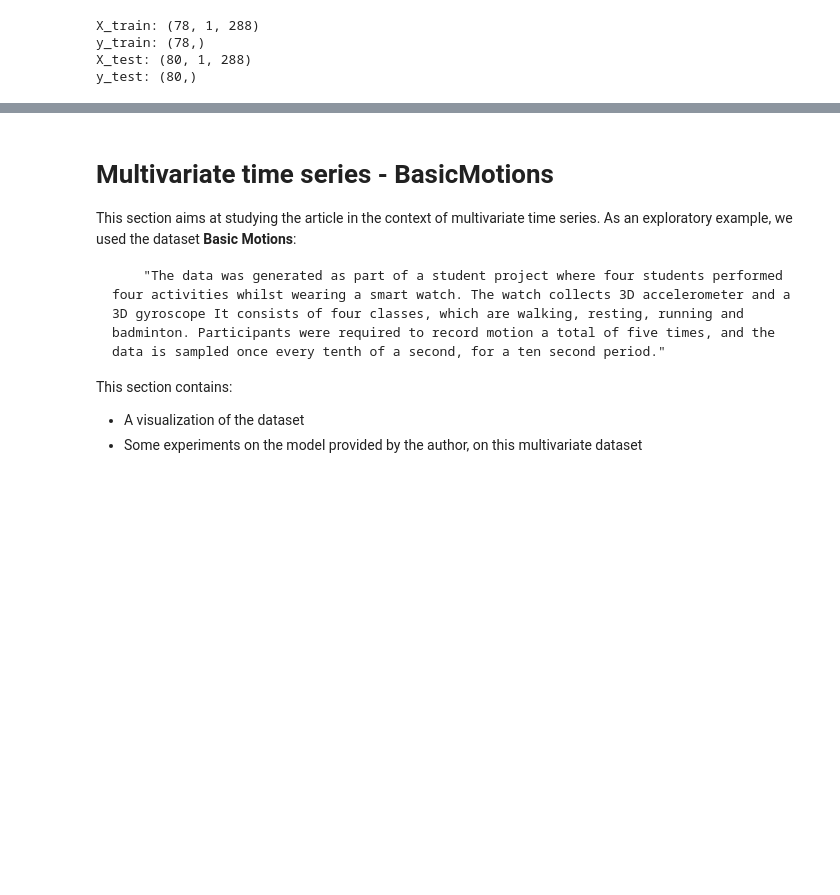
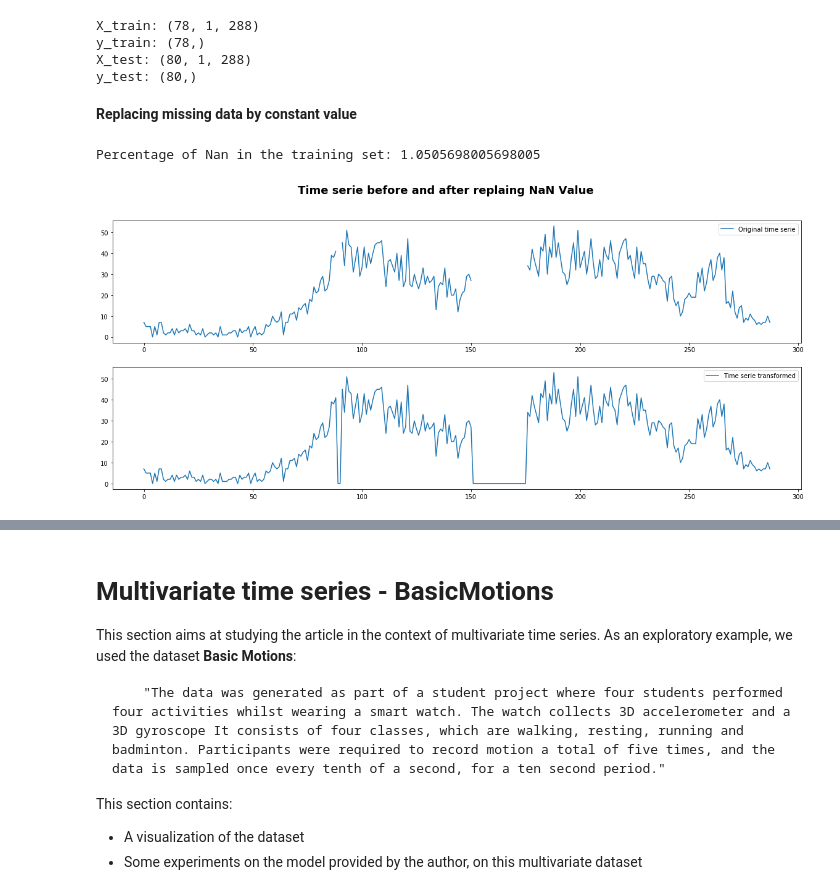
Before and after one commit to nicolas-dufour/time-series-self-supervised-learning, a Jupyter notebook: Experiments.ipynb, the cells around one changed output, grey strips where cells are left out. Drawn from its saved outputs; the diff is of its cells as text; code cells hidden in the pictures; blank space fills up the shorter version.

```diff
--- a/Experiments.ipynb
+++ b/Experiments.ipynb
@@ -69,3 +67,18 @@ X_train: (78, 1, 288)
 y_train: (78,)
 X_test: (80, 1, 288)
 y_test: (80,)
+# %% [markdown]
+**Replacing missing data by constant value**
+# %%
+print('Percentage of Nan in the training set: {}'.format(100*np.isnan(X_train).sum()/(X_train.shape[0]*X_train.shape[2])))
+fig,(ax1,ax2) = plt.subplots(2,1, figsize=(20,8))
+fig.suptitle('Time serie before and after replaing NaN Value', weight='bold', fontsize=18)
+ax1.plot(X_train[16,0,:], label='Original time serie')
+nan_mask = np.isnan(X_train)
+X_train[nan_mask] = np.zeros(shape=np.count_nonzero(nan_mask))
+ax2.plot(X_train[16,0,:], label='Time serie transformed')
+ax1.legend()
+_ = ax2.legend()
+# %% [output]
+Percentage of Nan in the training set: 1.0505698005698005
+[figure, added]
```
Also changed, not shown: parts of 22 cells of this notebook, 1 other file.
